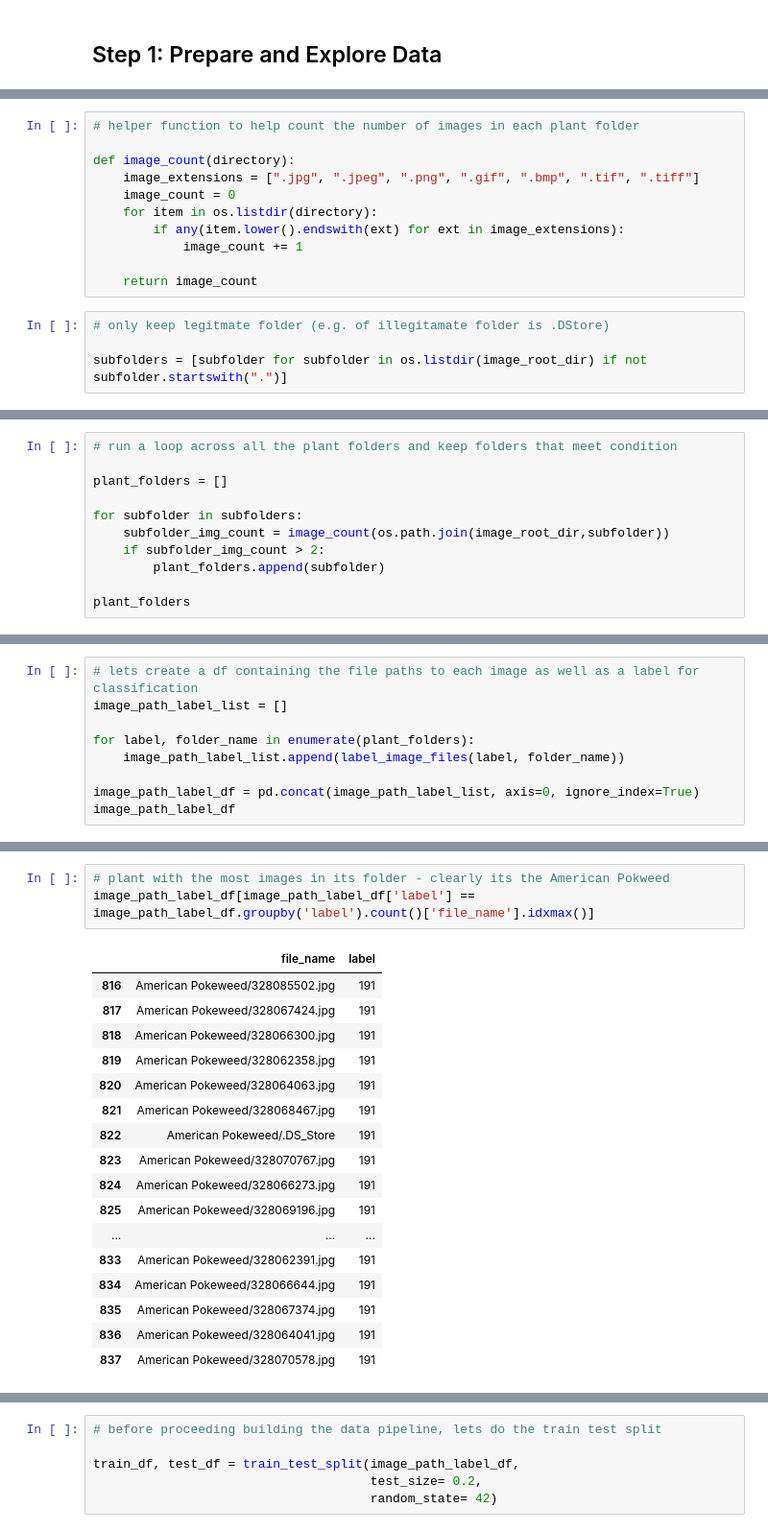
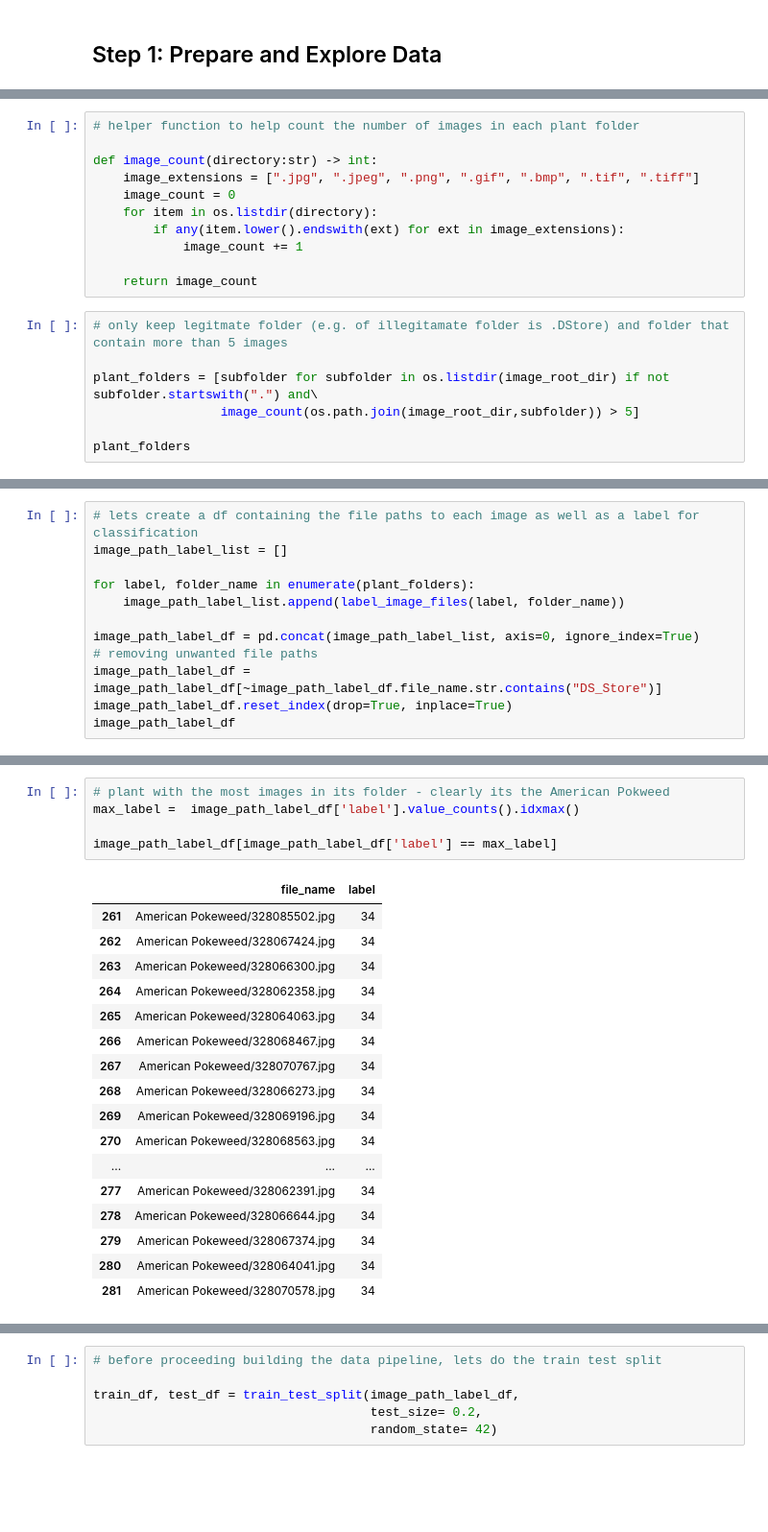
Before and after one commit to peterchettiar/plant-image-classifier, a Jupyter notebook: plant_image_classifier.ipynb, the cells around one changed output, grey strips where cells are left out. Shown at 96% size. Drawn from its saved outputs; the diff is of its cells as text; blank space fills up the shorter version.

```diff
--- a/plant_image_classifier.ipynb
+++ b/plant_image_classifier.ipynb
@@ -40,7 +40,7 @@ image_root_dir
 # %%
 # helper function to help count the number of images in each plant folder
 
-def image_count(directory):
+def image_count(directory:str) -> int:
     image_extensions = [".jpg", ".jpeg", ".png", ".gif", ".bmp", ".tif", ".tiff"]
     image_count = 0
     for item in os.listdir(directory):
@@ -49,6 +49,9 @@ def image_count(directory):
 
     return image_count
 # %%
-# only keep legitmate folder (e.g. of illegitamate folder is .DStore)
+# only keep legitmate folder (e.g. of illegitamate folder is .DStore) and folder that contain more than 5 images
 
-subfolders = [subfolder for subfolder in os.listdir(image_root_dir) if not subfolder.startswith(".")]
+plant_folders = [subfolder for subfolder in os.listdir(image_root_dir) if not subfolder.startswith(".") and\
+                 image_count(os.path.join(image_root_dir,subfolder)) > 5]
+
+plant_folders
@@ -55,11 +75,0 @@ subfolders = [subfolder for subfolder in os.listdir(image_root_dir) if not subfo
-# %%
-# run a loop across all the plant folders and keep folders that meet condition
-
-plant_folders = []
-
-for subfolder in subfolders:
-    subfolder_img_count = image_count(os.path.join(image_root_dir,subfolder))
-    if subfolder_img_count > 2:
-        plant_folders.append(subfolder)
-
-plant_folders
@@ -104,6 +98,9 @@ for label, folder_name in enumerate(plant_folders):
     image_path_label_list.append(label_image_files(label, folder_name))
 
 image_path_label_df = pd.concat(image_path_label_list, axis=0, ignore_index=True)
+# removing unwanted file paths
+image_path_label_df = image_path_label_df[~image_path_label_df.file_name.str.contains("DS_Store")]
+image_path_label_df.reset_index(drop=True, inplace=True)
 image_path_label_df
 # %% [output]
 |  | file_name | label |
@@ -129,24 +134,26 @@ image_path_label_df.groupby('label').count().plot()
 # %%
 # plant with the most images in its folder - clearly its the American Pokweed
-image_path_label_df[image_path_label_df['label'] == image_path_label_df.groupby('label').count()['file_name'].idxmax()]
+max_label =  image_path_label_df['label'].value_counts().idxmax()
+
+image_path_label_df[image_path_label_df['label'] == max_label]
 # %% [output]
 |  | file_name | label |
-| 816 | American Pokeweed/328085502.jpg | 191 |
-| 817 | American Pokeweed/328067424.jpg | 191 |
-| 818 | American Pokeweed/328066300.jpg | 191 |
-| 819 | American Pokeweed/328062358.jpg | 191 |
-| 820 | American Pokeweed/328064063.jpg | 191 |
-| 821 | American Pokeweed/328068467.jpg | 191 |
-| 822 | American Pokeweed/.DS_Store | 191 |
-| 823 | American Pokeweed/328070767.jpg | 191 |
-| 824 | American Pokeweed/328066273.jpg | 191 |
-| 825 | American Pokeweed/328069196.jpg | 191 |
+| 261 | American Pokeweed/328085502.jpg | 34 |
+| 262 | American Pokeweed/328067424.jpg | 34 |
+| 263 | American Pokeweed/328066300.jpg | 34 |
+| 264 | American Pokeweed/328062358.jpg | 34 |
+| 265 | American Pokeweed/328064063.jpg | 34 |
+| 266 | American Pokeweed/328068467.jpg | 34 |
+| 267 | American Pokeweed/328070767.jpg | 34 |
+| 268 | American Pokeweed/328066273.jpg | 34 |
+| 269 | American Pokeweed/328069196.jpg | 34 |
+| 270 | American Pokeweed/328068563.jpg | 34 |
 | ... | ... | ... |
-| 833 | American Pokeweed/328062391.jpg | 191 |
-| 834 | American Pokeweed/328066644.jpg | 191 |
-| 835 | American Pokeweed/328067374.jpg | 191 |
-| 836 | American Pokeweed/328064041.jpg | 191 |
-| 837 | American Pokeweed/328070578.jpg | 191 |
+| 277 | American Pokeweed/328062391.jpg | 34 |
+| 278 | American Pokeweed/328066644.jpg | 34 |
+| 279 | American Pokeweed/328067374.jpg | 34 |
+| 280 | American Pokeweed/328064041.jpg | 34 |
+| 281 | American Pokeweed/328070578.jpg | 34 |
 # %%
 # To get a feeling for the dataset, it is always a good idea to plot a few samples
 
```
Also changed, not shown: parts of 45 cells of this notebook, 2 other files.
